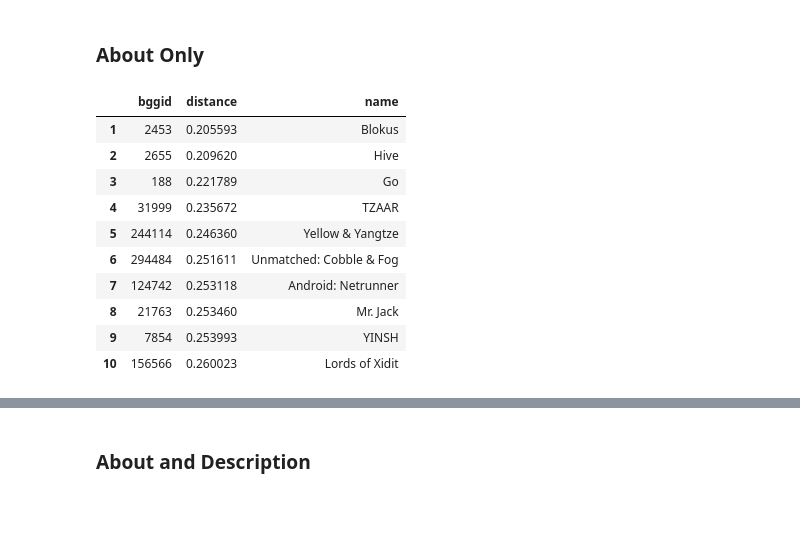
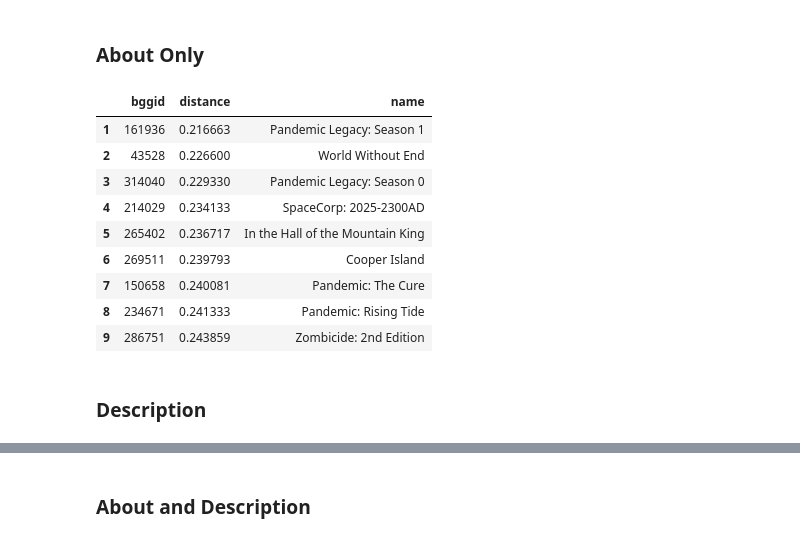
Before and after one commit to threnjen/boardgamegeek, a Jupyter notebook: exploratory_notebooks/03_content_sim_games.ipynb, the cells around one changed output, grey strips where cells are left out. Saved outputs shown, nothing was run; the diff lists cells and outputs as text; code cells hidden in the pictures; blank space fills up the shorter version.

```diff
--- a/exploratory_notebooks/03_content_sim_games.ipynb
+++ b/exploratory_notebooks/03_content_sim_games.ipynb
@@ -77,7 +107,7 @@ arrays_df_storage = {}
 # %%
 test_games = ["Dominion", "Gloomhaven", "Too Many Bones", "Pandemic", "Splendor", "Viticulture Essential Edition", "Great Western Trail", "Everdell", "Chess", "Azul", "Codenames", "Pandemic Legacy: Season 1"]
 
-game_name = "Chess"
+game_name = "Pandemic"
 game_id = int(games_df[games_df['Name']==game_name]['BGGId'].values[0])
 print(game_name, game_id)
 # %% [output]
@@ -86,7 +116,7 @@ Chess 171
 def get_closet_picks_weaviate(df, game_id, model, n_picks=10):
     uuid = df.loc[df['bggid']==game_id]['UUID'].values[0]
 
-    similars = weaviate_client.find_near_objects(collection_name=model, uuid=uuid, limit=50)
+    similars = weaviate_client.find_near_objects(collection_name=model, uuid=uuid, limit=n_picks)
 
     picks = {}
 
@@ -431,23 +471,24 @@ arrays_df_storage[model] = sims_byid
 # %%
-collection_name = "about_only"
+collection_name = "about"
 
 about_df = pd.read_pickle(f'{sims_dir}about_df.pkl')
 models_df_storage[collection_name] = about_df
 
 picks = get_closet_picks_weaviate(about_df, game_id, model=collection_name, n_picks=10)
 
 picks['name'] = [id_game_map[x] for x in picks['bggid']]
 
 picks
 # %% [output]
 |  | bggid | distance | name |
-| 1 | 2453 | 0.205593 | Blokus |
-| 2 | 2655 | 0.209620 | Hive |
-| 3 | 188 | 0.221789 | Go |
-| 4 | 31999 | 0.235672 | TZAAR |
-| 5 | 244114 | 0.246360 | Yellow & Yangtze |
-| 6 | 294484 | 0.251611 | Unmatched: Cobble & Fog |
-| 7 | 124742 | 0.253118 | Android: Netrunner |
-| 8 | 21763 | 0.253460 | Mr. Jack |
-| 9 | 7854 | 0.253993 | YINSH |
-| 10 | 156566 | 0.260023 | Lords of Xidit |
+| 1 | 161936 | 0.216663 | Pandemic Legacy: Season 1 |
+| 2 | 43528 | 0.226600 | World Without End |
+| 3 | 314040 | 0.229330 | Pandemic Legacy: Season 0 |
+| 4 | 214029 | 0.234133 | SpaceCorp: 2025-2300AD |
+| 5 | 265402 | 0.236717 | In the Hall of the Mountain King |
+| 6 | 269511 | 0.239793 | Cooper Island |
+| 7 | 150658 | 0.240081 | Pandemic: The Cure |
+| 8 | 234671 | 0.241333 | Pandemic: Rising Tide |
+| 9 | 286751 | 0.243859 | Zombicide: 2nd Edition |
+# %% [markdown]
+### Description
```
Also changed, not shown: parts of 49 cells of this notebook, 2 other files.
